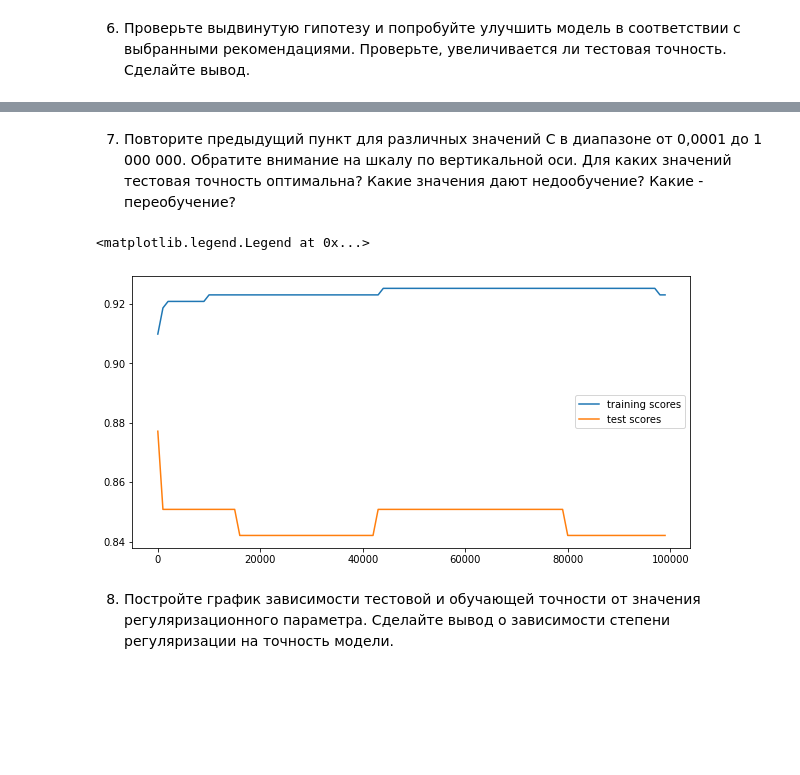
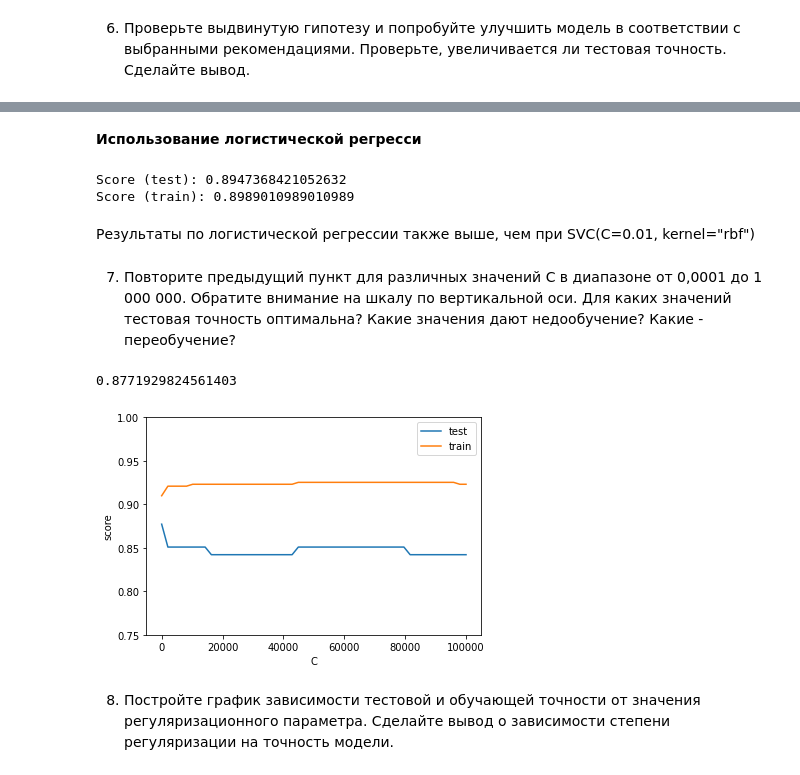
Before and after one commit to GeorgiyDemo/FA, a Jupyter notebook: Course_III/ML/ML3.1 Диагностика и кривые обучения/ПИ19_3_Деменчук_3.1.ipynb, the cells around one changed output, grey strips where cells are left out. Drawn from its saved outputs; the diff is of its cells as text; code cells hidden in the pictures; blank space fills up the shorter version.

```diff
--- a/Course_III/ML/ML3.1 Диагностика и кривые обучения/ПИ19_3_Деменчук_3.1.ipynb
+++ b/Course_III/ML/ML3.1 Диагностика и кривые обучения/ПИ19_3_Деменчук_3.1.ipynb
@@ -99,0 +113,5 @@ Score (test): 0.8771929824561403
+# %%
+clf = SVC(kernel='rbf', C=100)
+clf.fit(X_train, y_train)
+print(f"Score (test): {clf.score(X_test, y_test)}")
+print(f"Score (train): {clf.score(X_train, y_train)}")
@@ -100,23 +136,44 @@ Score (test): 0.8771929824561403
+# %% [markdown]
+<b>Использование логистической регресси</b>
+# %%
+from sklearn.linear_model import LogisticRegression
+
+logr = LogisticRegression(max_iter=5000, n_jobs=6).fit(X_train, y_train)
+print(f"Score (test): {logr.score(X_test, y_test)}")
+print(f"Score (train): {logr.score(X_train, y_train)}")
+# %% [output]
+Score (test): 0.8947368421052632
+Score (train): 0.8989010989010989
+# %% [markdown]
+Результаты по логистической регрессии также выше, чем при SVC(C=0.01, kernel="rbf")
 # %% [markdown]
 7.	Повторите предыдущий пункт для различных значений C в диапазоне от 0,0001 до 1 000 000. Обратите внимание на шкалу по вертикальной оси. Для каких значений тестовая точность оптимальна? Какие значения дают недообучение? Какие - переобучение?
-# %%
-training_scores = []
-test_scores = []
-numbers = []
-
-for i in range(1, 100000, 1000):
-    clf = SVC(C=i)
-    clf.fit(X_train, y_train)
-    training_scores.append(clf.score(X_train, y_train))
-    test_scores.append(clf.score(X_test, y_test))
-    numbers.append(i)
-
-plt.figure(figsize=(10, 5))
-plt.plot(numbers, training_scores, label="training scores")
-plt.plot(numbers, test_scores, label="test scores")
-plt.legend(loc="best")
-# %% [output]
-<matplotlib.legend.Legend at 0x...>
-[figure, removed]
+# %%
+from tqdm.notebook import tqdm
+data = np.linspace(1, 100000, 50)
+
+test_scores = []
+train_scores = []
+
+for i in tqdm(data):
+    clf = SVC(C=i, kernel="rbf")
+
+    clf.fit(X_train, y_train)
+
+    test_scores.append(clf.score(X_test, y_test))
+    train_scores.append(clf.score(X_train, y_train))
+
+ax = plt.axes()
+ax.plot(data, test_scores, label="test")
+ax.plot(data, train_scores, label="train")
+ax.set_xlabel('С')
+ax.set_ylabel('score')
+ax.set_ylim([0.75, 1])
+ax.legend()
+
+max(test_scores)
+# %% [output]
+0.8771929824561403
+[figure, added]
 # %% [markdown]
 8.	Постройте график зависимости тестовой и обучающей точности от значения регуляризационного параметра. Сделайте вывод о зависимости степени регуляризации на точность модели.
```
Also changed, not shown: parts of 25 cells of this notebook.
